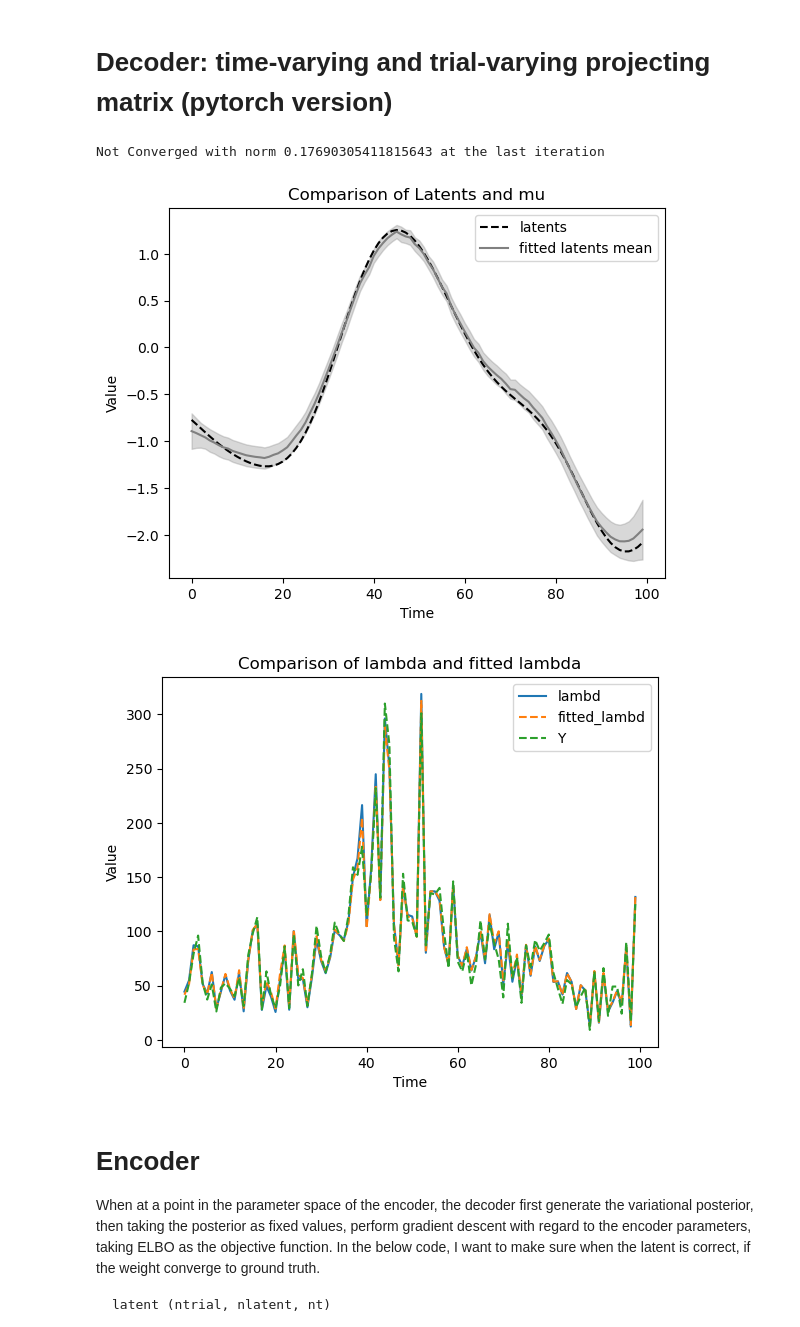
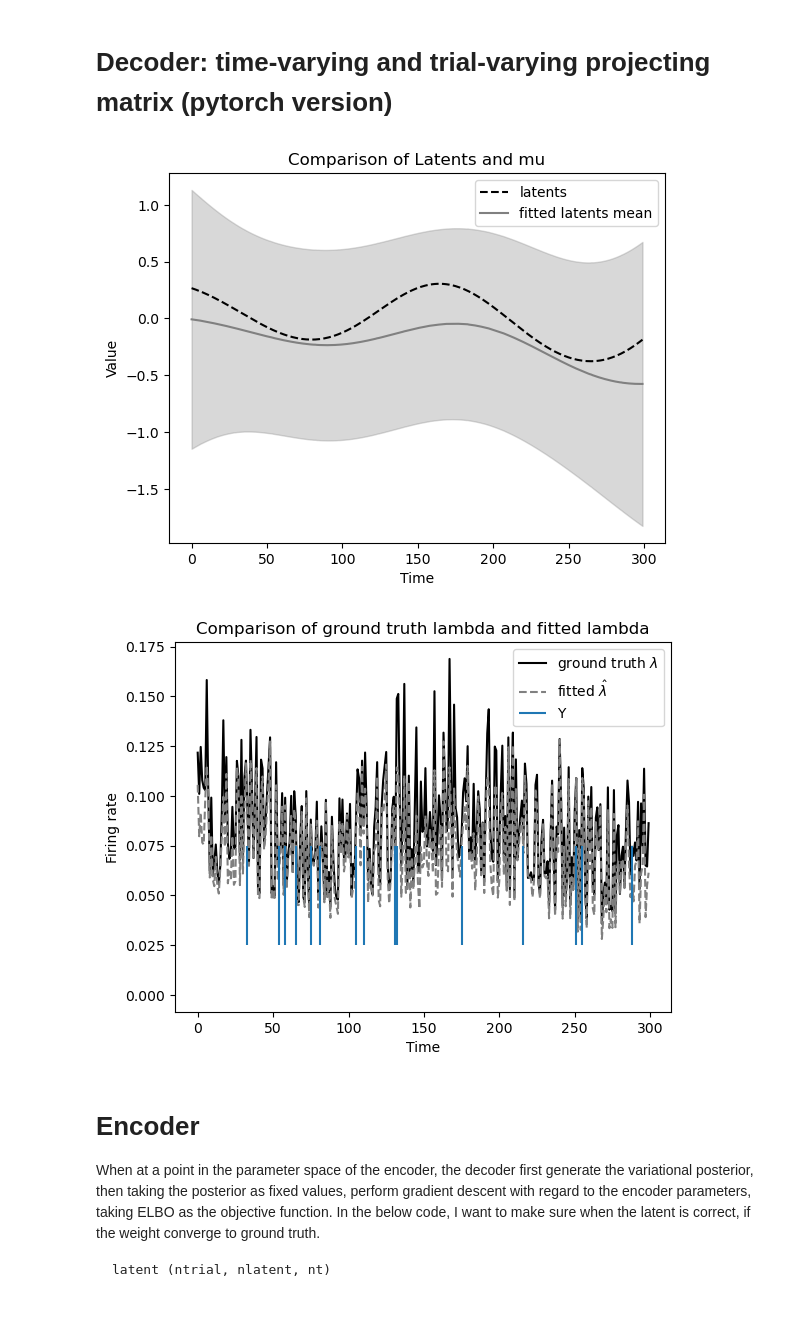
Before and after one commit to Qi-Xin/FC-GPFA, a Jupyter notebook: Decoder&Encoder.ipynb, the cells around one changed output. Cells and saved outputs as stored; diff of their text form; code cells hidden in the pictures.

Commit message:
snapshot for good converge of E step

```diff
--- a/Decoder&Encoder.ipynb
+++ b/Decoder&Encoder.ipynb
@@ -71,15 +68,15 @@ from GLM import conv_new as conv
 
 # Parameters for data generation
 ntrial = 1000  # Number of trials
-nt = 100    # Number of time bins
+nt = 300    # Number of time bins
 nneuron = 2 # Number of neurons
 nlatent = 1 # Number of latent variables
 
 # Generate covariance matrix K for the latent variables
-K = get_K(nt=nt, L=20)
+K = get_K(nt=nt, L=100)
 
 # Generate latent variables from a multivariate normal distribution
-np.random.seed(5)
+np.random.seed(0)
 latents = np.random.multivariate_normal(np.zeros(nt), K, (ntrial, nlatent))
 # latents = np.swapaxes(latents, 1, 2)
 
@@ -91,7 +88,7 @@ np.random.seed(0)
 weights = (np.random.rand(ntrial, nneuron, nlatent, nt))
 weights_wrong = weights
 # weights_wrong = 2*(np.random.rand(ntrial, nneuron, nlatent, nt))
-bias = np.random.rand(ntrial, nneuron, nt)+4
+bias = np.random.rand(ntrial, nneuron, nt)-3
 bias_wrong = bias
 # bias_wrong = np.random.rand(ntrial, nneuron, nt)+4
 
@@ -104,44 +101,45 @@ Y = np.random.poisson(lambd)
 # Call the function with tensors
 mu, hessian, fitted_lambd, loss = gpfa_poisson_fix_weights(torch.from_numpy(Y).float().to(device),
                                                  torch.from_numpy(weights_wrong).float().to(device),
                                                  torch.from_numpy(K).float().to(device),
                                                  bias=torch.from_numpy(bias_wrong).float().to(device),
                                                  max_iter=1000,
                                                  lr=1e-1,
                                                  verbose=False)
 
 # Conversion for plotting (PyTorch tensor to NumPy array)
 mu = mu.cpu().numpy()
 hessian = hessian.cpu().numpy()
 fitted_lambd = fitted_lambd.cpu().numpy()
 
 # Plotting code remains
+trial_to_plot = 5
 plt.figure()
-plt.plot(latents[0, 0, :], '--', label='latents', color='k')
+plt.plot(latents[trial_to_plot, 0, :], '--', label='latents', color='k')
 std = np.sqrt(np.diagonal(-np.linalg.inv(hessian), axis1=-2, axis2=-1))
 lower_bound = mu - 1.96 * std
 upper_bound = mu + 1.96 * std
-plt.plot(mu[0, 0, :], label='fitted latents mean', color='grey')
-plt.fill_between(range(nt), lower_bound[0, 0, :], upper_bound[0, 0, :], alpha=0.3, color='grey')
+plt.plot(mu[trial_to_plot, 0, :], label='fitted latents mean', color='grey')
+plt.fill_between(range(nt), lower_bound[trial_to_plot, 0, :], upper_bound[trial_to_plot, 0, :], alpha=0.3, color='grey')
 plt.xlabel('Time')
 plt.ylabel('Value')
 plt.title('Comparison of Latents and mu')
 plt.legend()
 plt.show()
 
+
 plt.figure()
-plt.plot(lambd[0, 0, :], label='lambd')
-plt.plot(fitted_lambd[0, 0, :], '--', label='fitted_lambd')
-plt.plot(Y[0, 0, :]+0.1, '--', label='Y')
+plt.plot(lambd[trial_to_plot, 0, :], color='k', label='ground truth $\lambda$')
+plt.plot(fitted_lambd[trial_to_plot, 0, :], '--', color='grey', label='fitted $\hat{\lambda}$')
+plt.eventplot(np.where(Y[0, 0, :]>0), label='Y', lineoffsets=0.05, linelengths=0.05)
 plt.xlabel('Time')
-plt.ylabel('Value')
-plt.title('Comparison of lambda and fitted lambda')
+plt.ylabel('Firing rate')
+plt.title('Comparison of ground truth lambda and fitted lambda')
 plt.legend()
 plt.show()
 # %% [output]
-Not Converged with norm 0.17690305411815643 at the last iteration
-[figure, old version]
+[figure, new version]
-[figure, old version]
+[figure, new version]
 # %% [markdown]
 # Encoder
 When at a point in the parameter space of the encoder, the decoder first generate the variational posterior, then taking the posterior as fixed values, perform gradient descent with regard to the encoder parameters, taking ELBO as the objective function.
```
Also changed, not shown: parts of 11 cells of this notebook.
